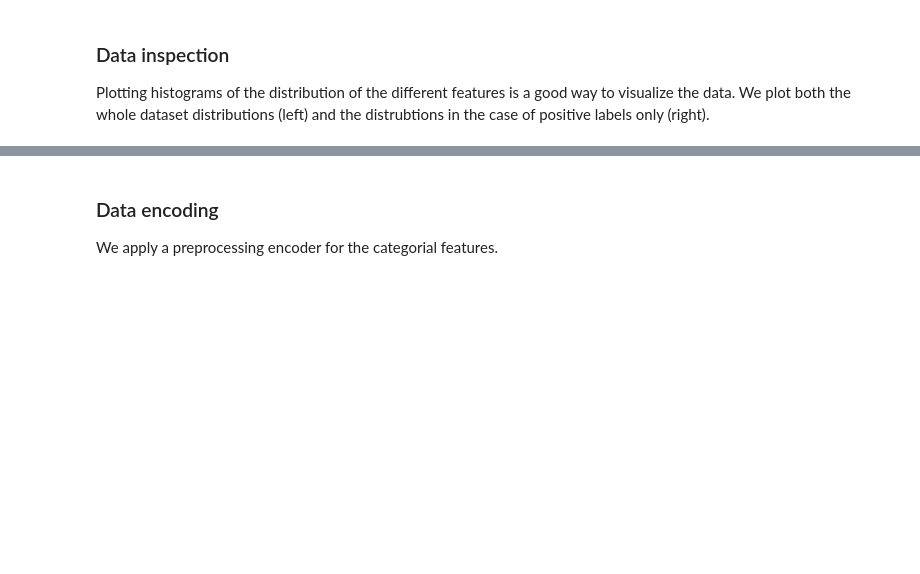
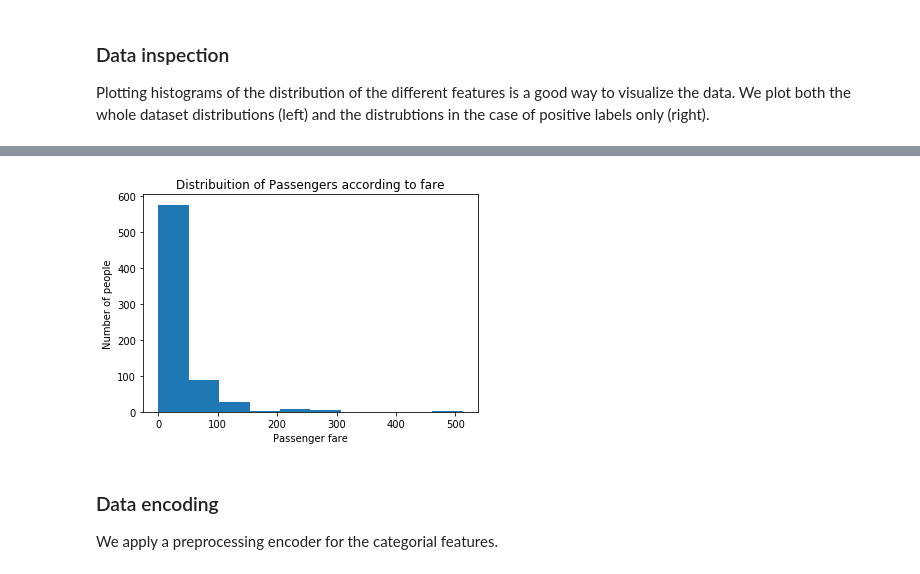
Before and after one commit to BreakingCodeUser/ml-i6-breakingcode, a Jupyter notebook: titanic.ipynb, the cells around one changed output, grey strips where cells are left out. Saved outputs shown, nothing was run; the diff lists cells and outputs as text; code cells hidden in the pictures; blank space fills up the shorter version.

```diff
--- a/titanic.ipynb
+++ b/titanic.ipynb
@@ -70,3 +91,13 @@ plt.subplots_adjust(hspace=0.7, wspace=0.2)
+# %%
+data = clean_training_data['Fare']
+
+data.plot(kind='hist')
+plt.ylabel('Number of people')
+plt.xlabel('Passenger fare')
+plt.title('Distribuition of Passengers according to fare')
+plt.show()
+# %% [output]
+[figure, added]
 # %% [markdown]
 ### Data encoding   <a class="anchor" id="encode_data">
 We apply a preprocessing encoder for the categorial features.
```
Also changed, not shown: parts of 5 cells of this notebook.
